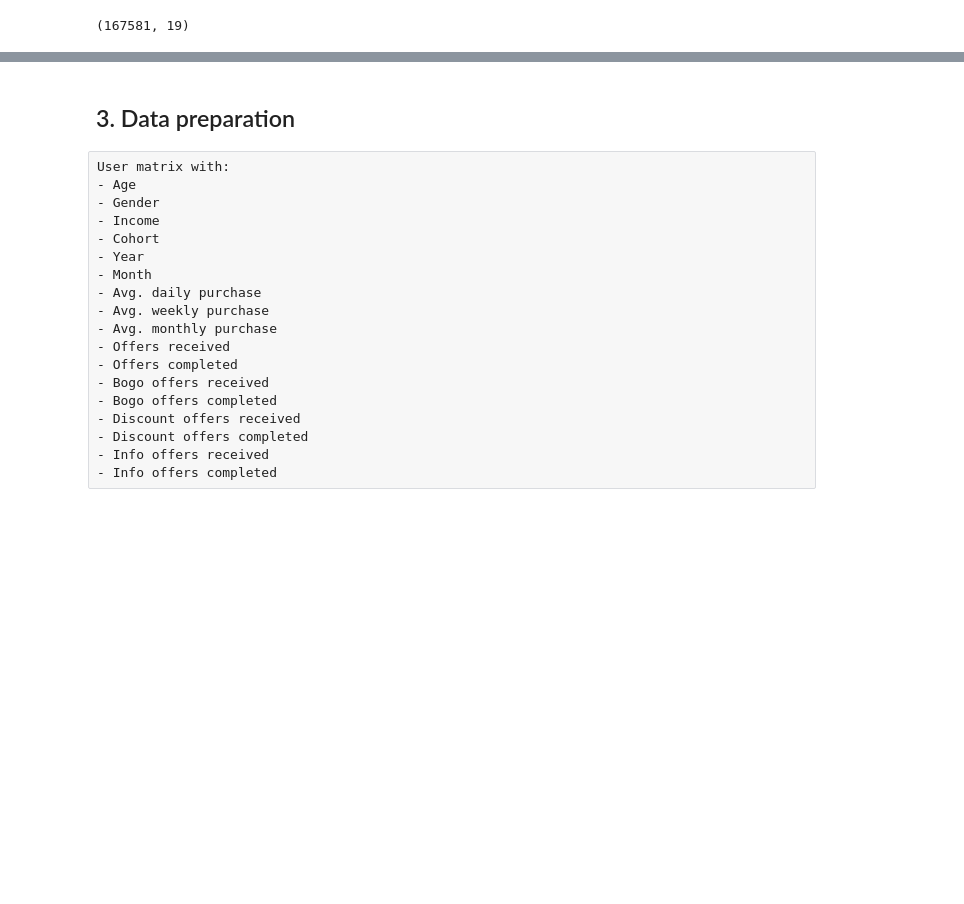
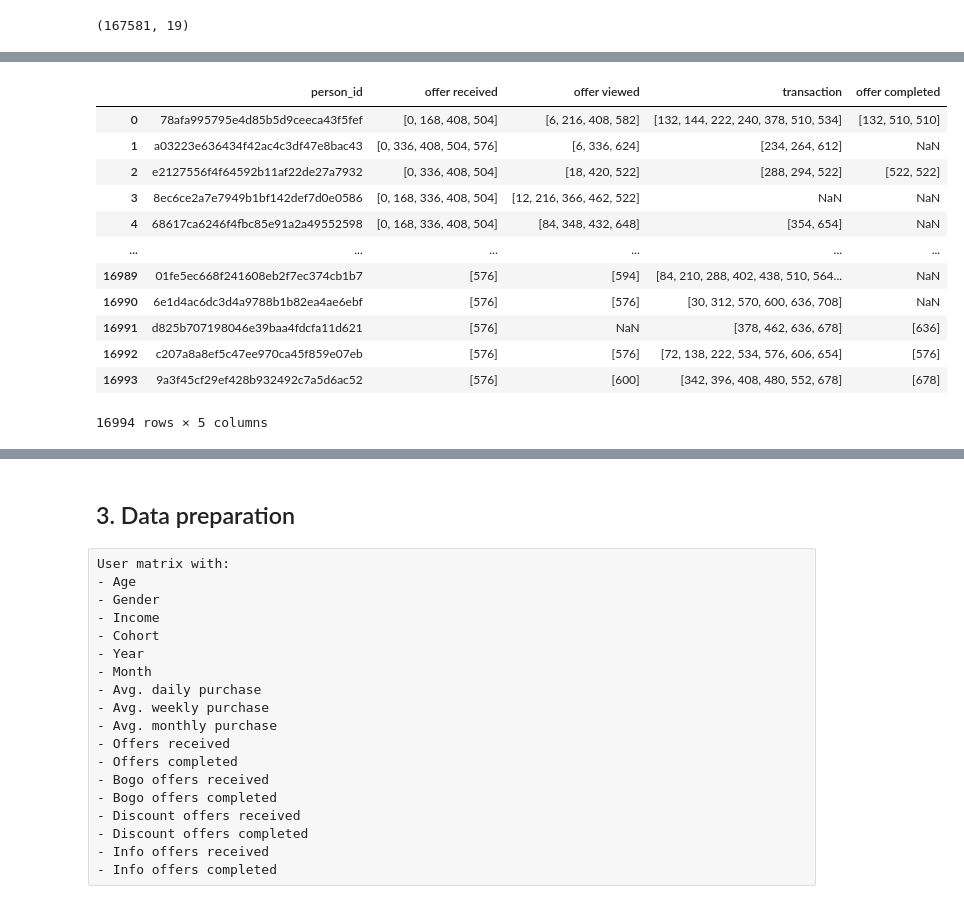
Before and after one commit to gabrieltempass/starbucks, a Jupyter notebook: starbucks.ipynb, the cells around one changed output, grey strips where cells are left out. Saved outputs shown, nothing was run; the diff lists cells and outputs as text; code cells hidden in the pictures; blank space fills up the shorter version.

Commit message:
feat: Get event times per person

```diff
--- a/starbucks.ipynb
+++ b/starbucks.ipynb
@@ -264,0 +269,3 @@ df_enriched[["person", "offer_id", "time", "event"]].groupby(by=["person", "offe
+# %%
+df_persons = pd.DataFrame(df_enriched["person"].unique(), columns=["person_id"])
+df_persons
@@ -264,0 +286,32 @@ df_enriched[["person", "offer_id", "time", "event"]].groupby(by=["person", "offe
+# %%
+events = ["offer received", "offer viewed", "transaction", "offer completed"]
+# %%
+def get_event_times(persons, log, column, events):
+    for event in events:
+        event_times = (
+            log[log[column] == event][["person", "time"]]
+                .groupby(["person"])
+                .agg({"time": lambda x: list(x)})
+                .reset_index()
+        )
+        persons = pd.merge(persons, event_times, how="left", left_on="person_id", right_on="person")
+        persons.drop(columns="person", inplace=True)
+        persons.rename(columns={"time": event}, inplace=True)
+    return persons
+# %%
+df_persons = get_event_times(df_persons, transcript, column="event", events=events)
+df_persons
+# %% [output]
+|  | person_id | offer received | offer viewed | transaction | offer completed |
+| 0 | 78afa995795e4d85b5d9ceeca43f5fef | [0, 168, 408, 504] | [6, 216, 408, 582] | [132, 144, 222, 240, 378, 510, 534] | [132, 510, 510] |
+| 1 | a03223e636434f42ac4c3df47e8bac43 | [0, 336, 408, 504, 576] | [6, 336, 624] | [234, 264, 612] | NaN |
+| 2 | e2127556f4f64592b11af22de27a7932 | [0, 336, 408, 504] | [18, 420, 522] | [288, 294, 522] | [522, 522] |
+| 3 | 8ec6ce2a7e7949b1bf142def7d0e0586 | [0, 168, 336, 408, 504] | [12, 216, 366, 462, 522] | NaN | NaN |
+| 4 | 68617ca6246f4fbc85e91a2a49552598 | [0, 168, 336, 408, 504] | [84, 348, 432, 648] | [354, 654] | NaN |
+| ... | ... | ... | ... | ... | ... |
+| 16989 | 01fe5ec668f241608eb2f7ec374cb1b7 | [576] | [594] | [84, 210, 288, 402, 438, 510, 564... | NaN |
+| 16990 | 6e1d4ac6dc3d4a9788b1b82ea4ae6ebf | [576] | [576] | [30, 312, 570, 600, 636, 708] | NaN |
+| 16991 | d825b707198046e39baa4fdcfa11d621 | [576] | NaN | [378, 462, 636, 678] | [636] |
+| 16992 | c207a8a8ef5c47ee970ca45f859e07eb | [576] | [576] | [72, 138, 222, 534, 576, 606, 654] | [576] |
+| 16993 | 9a3f45cf29ef428b932492c7a5d6ac52 | [576] | [600] | [342, 396, 408, 480, 552, 678] | [678] |
+16994 rows × 5 columns
```
Also changed, not shown: parts of 8 cells of this notebook.
